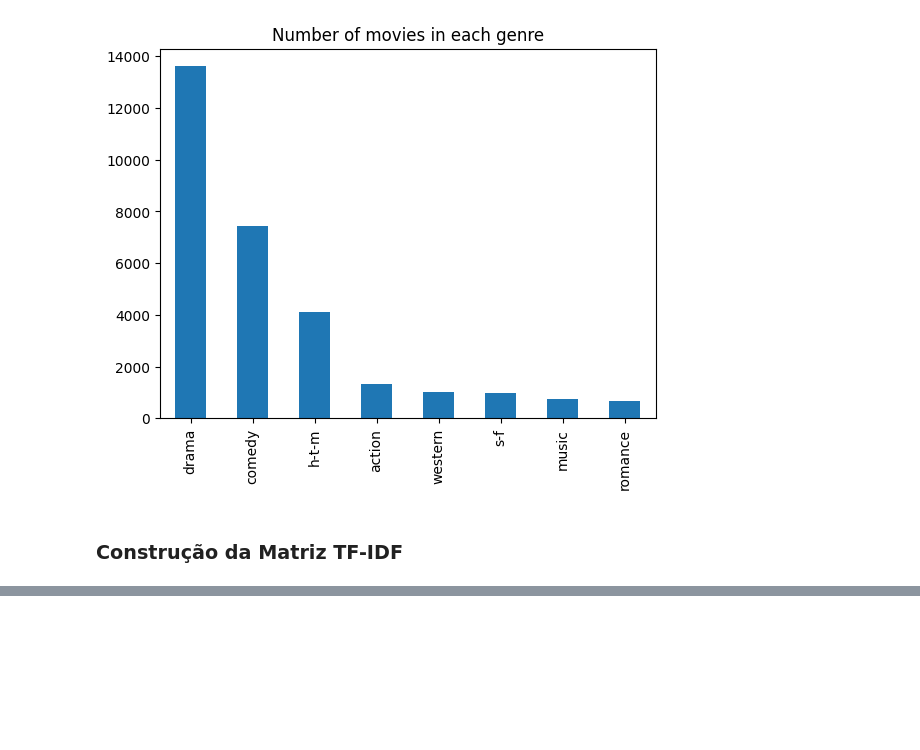
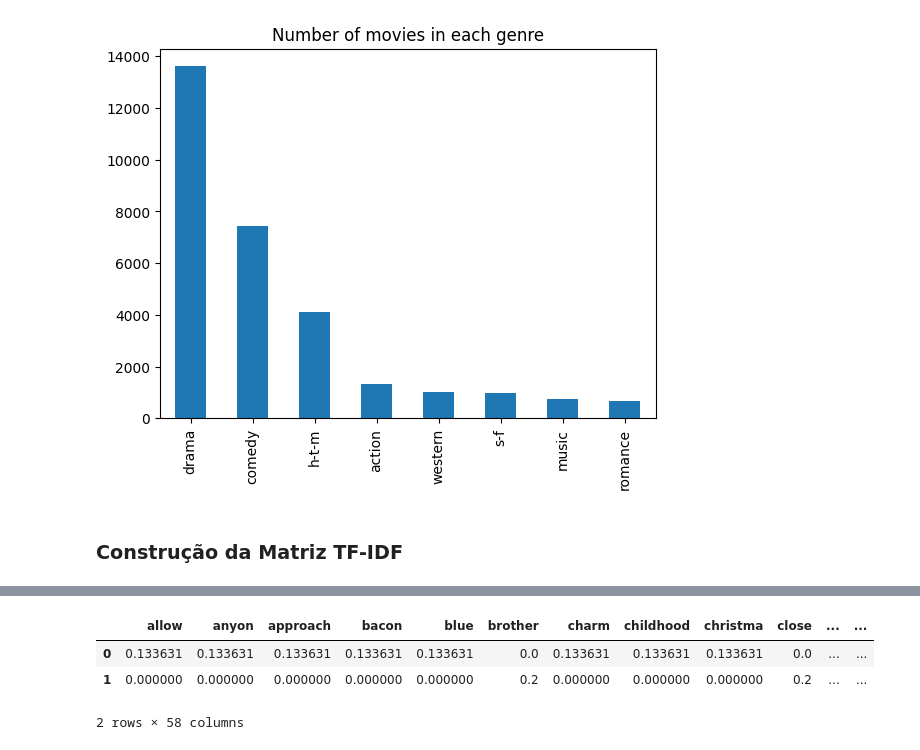
Before and after one commit to Brunu-Mene/ICienciaDados_T1, a Jupyter notebook: Trabalho_Pratico.ipynb, the cells around one changed output, grey strips where cells are left out. Drawn from its saved outputs; the diff is of its cells as text; code cells hidden in the pictures; blank space fills up the shorter version.

```diff
--- a/Trabalho_Pratico.ipynb
+++ b/Trabalho_Pratico.ipynb
@@ -130,0 +124,8 @@ matrix([[0.13363062, 0.13363062, 0.13363062, 0.13363062, 0.13363062,
+# %%
+df = pd.DataFrame(X.todense(), columns = vectorizer.get_feature_names_out())
+df
+# %% [output]
+|  | allow | anyon | approach | bacon | blue | brother | charm | childhood | christma | close | ... | ... |
+| 0 | 0.133631 | 0.133631 | 0.133631 | 0.133631 | 0.133631 | 0.0 | 0.133631 | 0.133631 | 0.133631 | 0.0 | ... | ... |
+| 1 | 0.000000 | 0.000000 | 0.000000 | 0.000000 | 0.000000 | 0.2 | 0.000000 | 0.000000 | 0.000000 | 0.2 | ... | ... |
+2 rows × 58 columns
```
Also changed, not shown: parts of 1 cell of this notebook.
